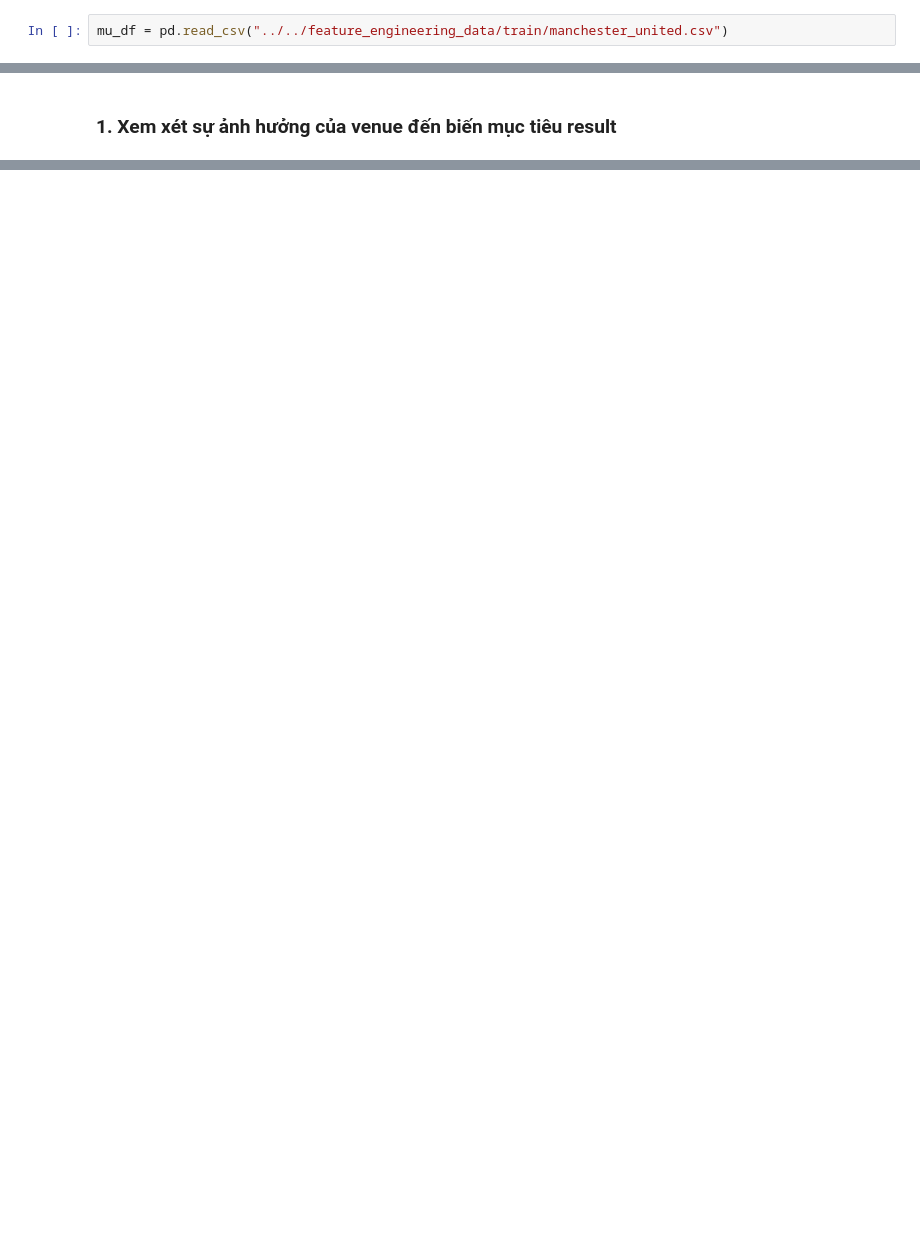
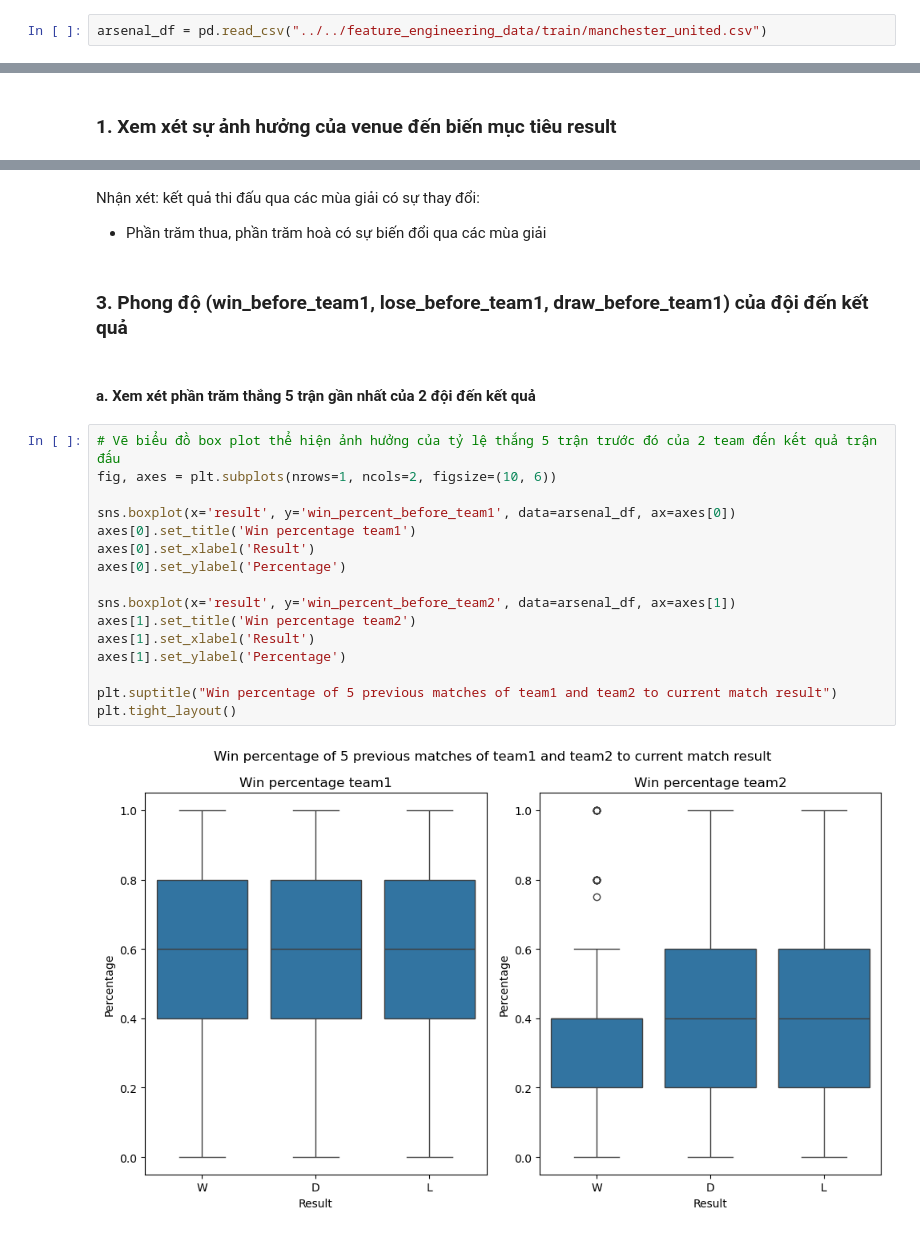
Before and after one commit to taiphanvan2k3/FootballPredict, a Jupyter notebook: src/data_anaylysis/MU_multivariable_analysis.ipynb, the cells around one changed output, grey strips where cells are left out. Cells and saved outputs as stored; diff of their text form; blank space fills up the shorter version.

```diff
--- a/src/data_anaylysis/MU_multivariable_analysis.ipynb
+++ b/src/data_anaylysis/MU_multivariable_analysis.ipynb
@@ -5,5 +5,5 @@ import pandas as pd
 import matplotlib.pyplot as plt
 import seaborn as sns
 # %%
-mu_df = pd.read_csv("../../feature_engineering_data/train/manchester_united.csv")
+arsenal_df = pd.read_csv("../../feature_engineering_data/train/manchester_united.csv")
 # %%
@@ -392,0 +107,25 @@ lịch sử đối đầu tại giai đoạn test
+# %% [markdown]
+Nhận xét: kết quả thi đấu qua các mùa giải có sự thay đổi:
+- Phần trăm thua, phần trăm hoà có sự biến đổi qua các mùa giải
+# %% [markdown]
+### 3. Phong độ (win_before_team1, lose_before_team1, draw_before_team1) của đội đến kết quả
+# %% [markdown]
+#### a. Xem xét phần trăm thắng 5 trận gần nhất của 2 đội đến kết quả
+# %%
+# Vẽ biểu đồ box plot thể hiện ảnh hưởng của tỷ lệ thắng 5 trận trước đó của 2 team đến kết quả trận đấu
+fig, axes = plt.subplots(nrows=1, ncols=2, figsize=(10, 6))
+
+sns.boxplot(x='result', y='win_percent_before_team1', data=arsenal_df, ax=axes[0])
+axes[0].set_title('Win percentage team1')
+axes[0].set_xlabel('Result')
+axes[0].set_ylabel('Percentage')
+
+sns.boxplot(x='result', y='win_percent_before_team2', data=arsenal_df, ax=axes[1])
+axes[1].set_title('Win percentage team2')
+axes[1].set_xlabel('Result')
+axes[1].set_ylabel('Percentage')
+
+plt.suptitle("Win percentage of 5 previous matches of team1 and team2 to current match result")
+plt.tight_layout()
+# %% [output]
+[figure, added]
```
Also changed, not shown: parts of 89 cells of this notebook, 17 other files.
